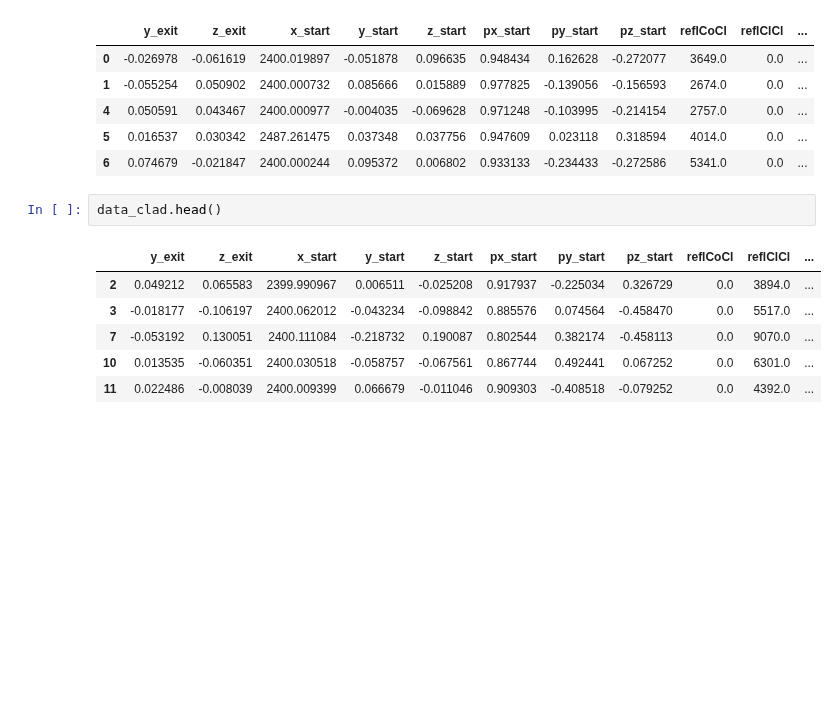
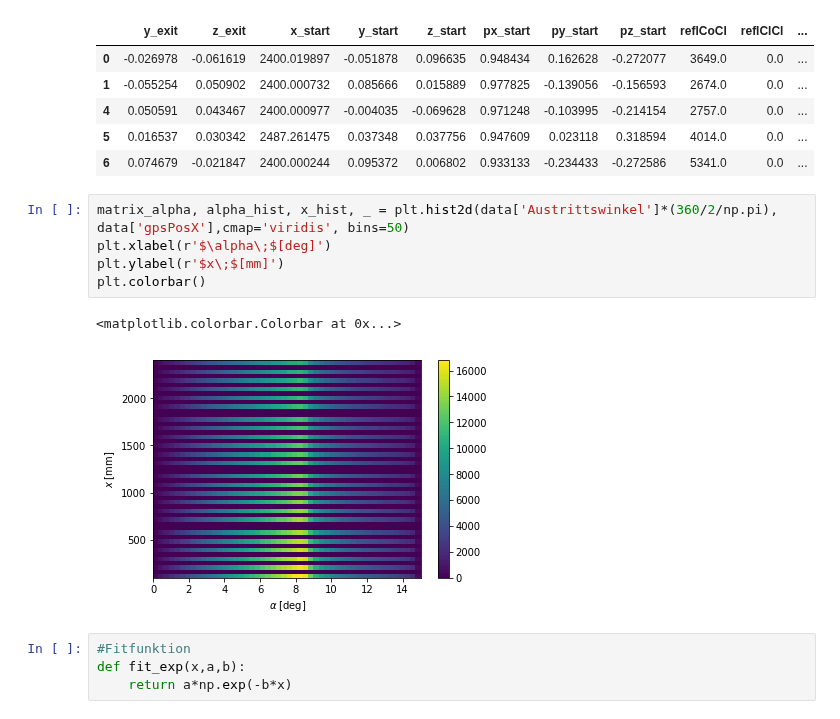
Before and after one commit to Ninilini/FP_Teilchen, a Jupyter notebook: Szintillierende_Fasern/plots/Auswertung_Simu.ipynb, the cells around one changed output. Cells and saved outputs as stored; diff of their text form; blank space fills up the shorter version.

```diff
--- a/Szintillierende_Fasern/plots/Auswertung_Simu.ipynb
+++ b/Szintillierende_Fasern/plots/Auswertung_Simu.ipynb
@@ -301,12 +314,15 @@ data.head()
 | 4 | 0.050591 | 0.043467 | 2400.000977 | -0.004035 | -0.069628 | 0.971248 | -0.103995 | -0.214154 | 2757.0 | 0.0 | ... |
 | 5 | 0.016537 | 0.030342 | 2487.261475 | 0.037348 | 0.037756 | 0.947609 | 0.023118 | 0.318594 | 4014.0 | 0.0 | ... |
 | 6 | 0.074679 | -0.021847 | 2400.000244 | 0.095372 | 0.006802 | 0.933133 | -0.234433 | -0.272586 | 5341.0 | 0.0 | ... |
-# %%
-data_clad.head()
-# %% [output]
-|  | y_exit | z_exit | x_start | y_start | z_start | px_start | py_start | pz_start | reflCoCl | reflClCl | ... |
-| 2 | 0.049212 | 0.065583 | 2399.990967 | 0.006511 | -0.025208 | 0.917937 | -0.225034 | 0.326729 | 0.0 | 3894.0 | ... |
-| 3 | -0.018177 | -0.106197 | 2400.062012 | -0.043234 | -0.098842 | 0.885576 | 0.074564 | -0.458470 | 0.0 | 5517.0 | ... |
-| 7 | -0.053192 | 0.130051 | 2400.111084 | -0.218732 | 0.190087 | 0.802544 | 0.382174 | -0.458113 | 0.0 | 9070.0 | ... |
-| 10 | 0.013535 | -0.060351 | 2400.030518 | -0.058757 | -0.067561 | 0.867744 | 0.492441 | 0.067252 | 0.0 | 6301.0 | ... |
-| 11 | 0.022486 | -0.008039 | 2400.009399 | 0.066679 | -0.011046 | 0.909303 | -0.408518 | -0.079252 | 0.0 | 4392.0 | ... |
+# %%
+matrix_alpha, alpha_hist, x_hist, _ = plt.hist2d(data['Austrittswinkel']*(360/2/np.pi), data['gpsPosX'],cmap='viridis', bins=50)
+plt.xlabel(r'$\alpha\;$[deg]')
+plt.ylabel(r'$x\;$[mm]')
+plt.colorbar()
+# %% [output]
+<matplotlib.colorbar.Colorbar at 0x...>
+[figure, added]
+# %%
+#Fitfunktion
+def fit_exp(x,a,b):
+    return a*np.exp(-b*x)
```
Also changed, not shown: parts of 7 cells of this notebook, 2 other files.
